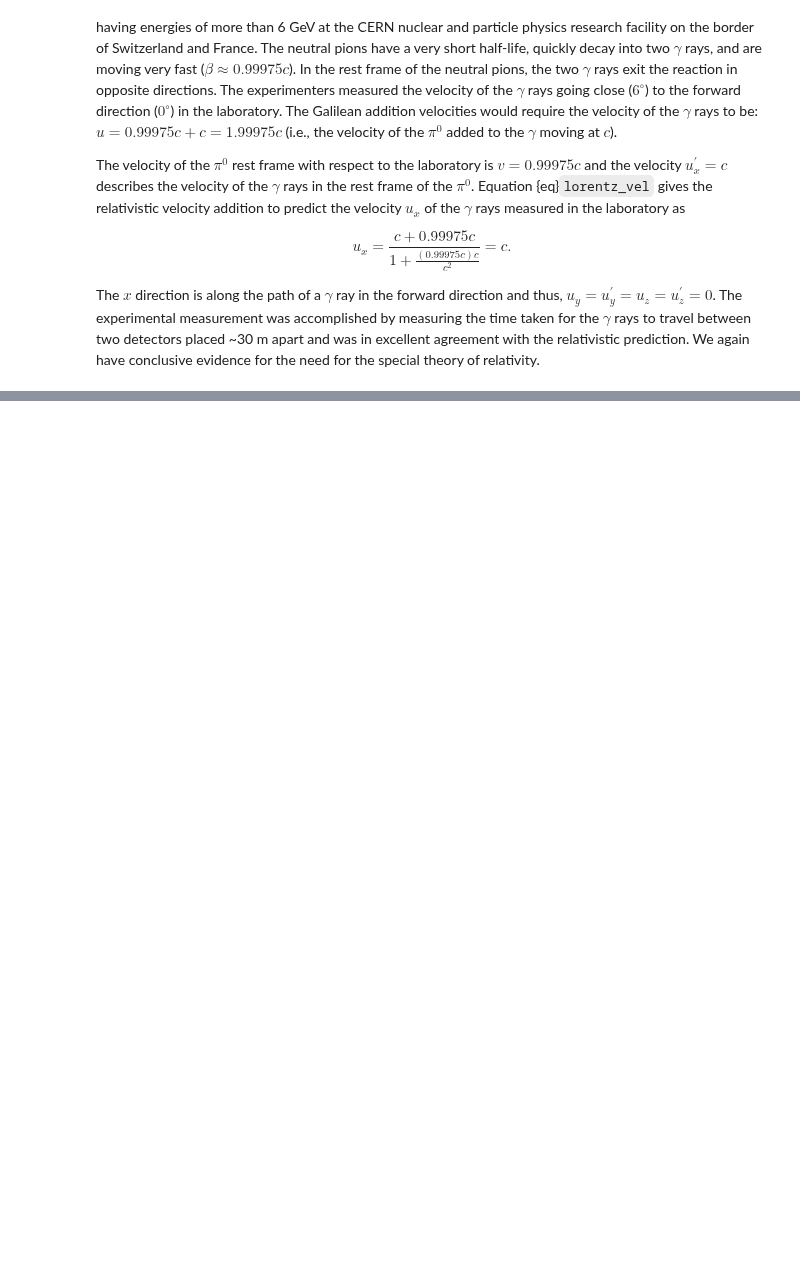
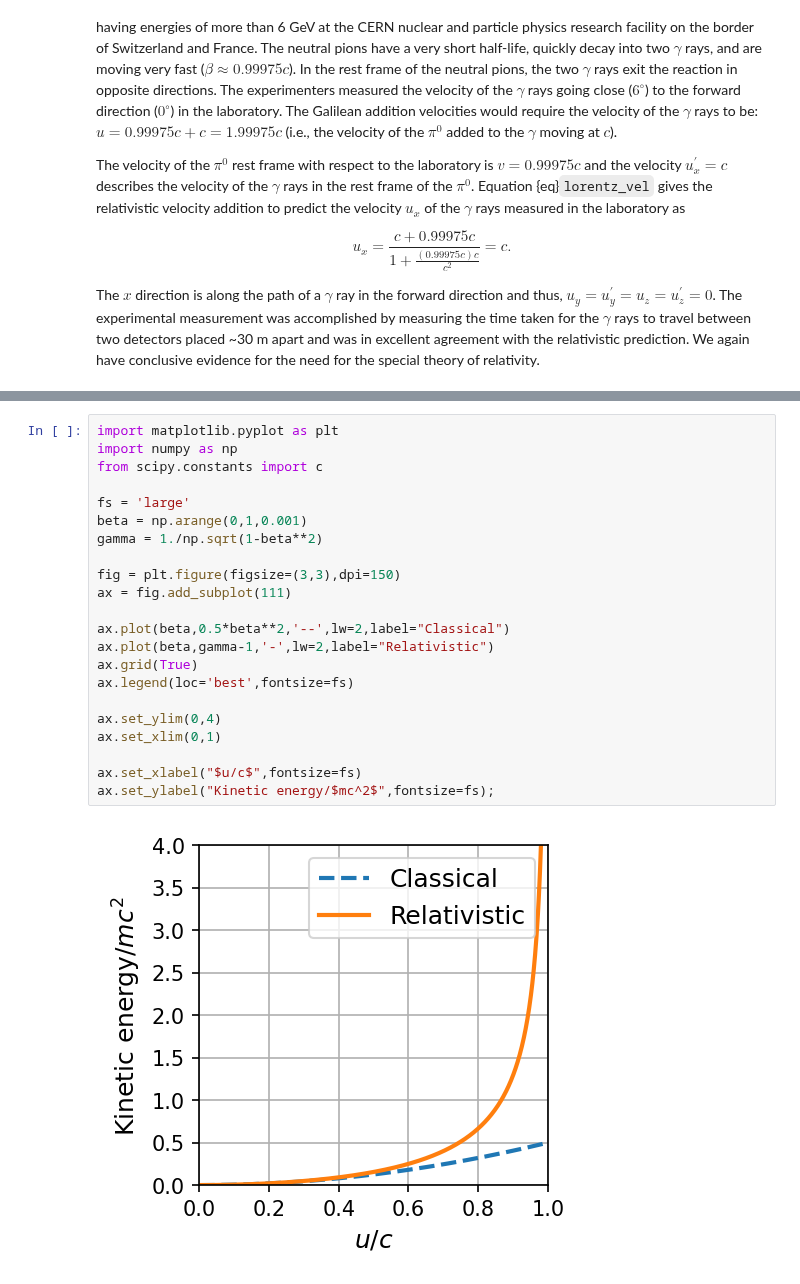
Before and after one commit to saturnaxis/ModernPhysics, a Jupyter notebook: Chapter_2/special-theory-of-relativity.ipynb, the cells around one changed output, grey strips where cells are left out. Cells and saved outputs as stored; diff of their text form; blank space fills up the shorter version.

```diff
--- a/Chapter_2/special-theory-of-relativity.ipynb
+++ b/Chapter_2/special-theory-of-relativity.ipynb
@@ -592,0 +867,24 @@ s^2 &= x^2 + y^2 + z^2 -(ct)^2.
+# %%
+import matplotlib.pyplot as plt
+import numpy as np
+from scipy.constants import c
+
+fs = 'large'
+beta = np.arange(0,1,0.001)
+gamma = 1./np.sqrt(1-beta**2)
+
+fig = plt.figure(figsize=(3,3),dpi=150)
+ax = fig.add_subplot(111)
+
+ax.plot(beta,0.5*beta**2,'--',lw=2,label="Classical")
+ax.plot(beta,gamma-1,'-',lw=2,label="Relativistic")
+ax.grid(True)
+ax.legend(loc='best',fontsize=fs)
+
+ax.set_ylim(0,4)
+ax.set_xlim(0,1)
+
+ax.set_xlabel("$u/c$",fontsize=fs)
+ax.set_ylabel("Kinetic energy/$mc^2$",fontsize=fs);
+# %% [output]
+[figure, added]
```
Also changed, not shown: parts of 26 cells of this notebook, 8 other files.
